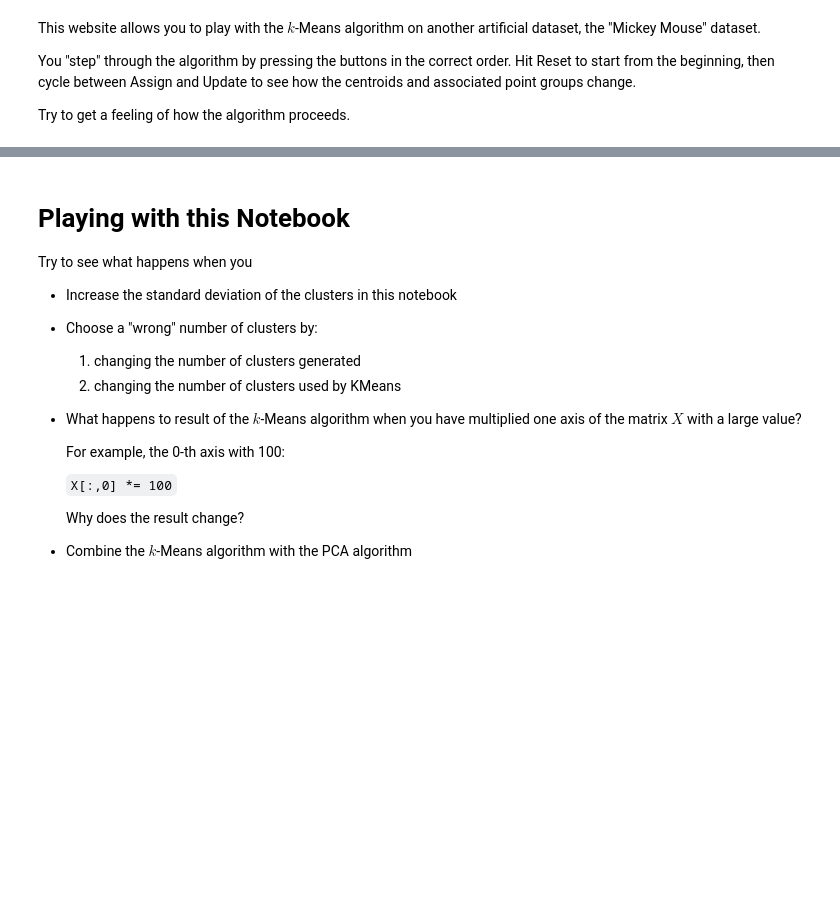
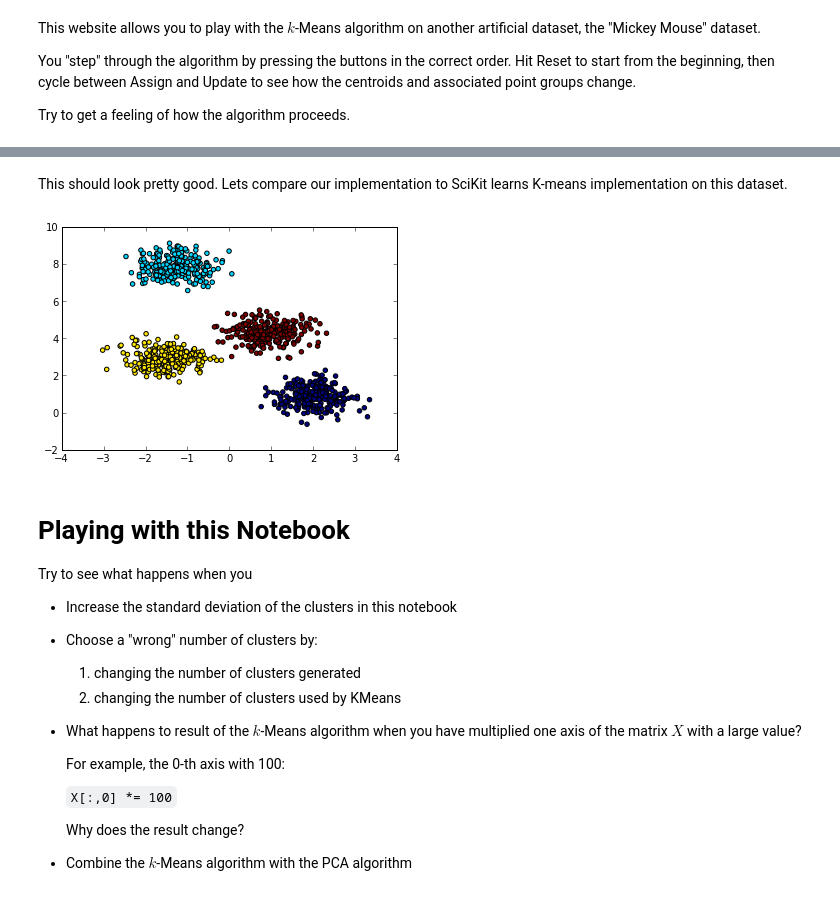
Before and after one commit to tgrasty/CSCI574-Machine-Learning, a Jupyter notebook: Lecture-2-KMeans.ipynb, the cells around one changed output, grey strips where cells are left out. Saved outputs shown, nothing was run; the diff lists cells and outputs as text; code cells hidden in the pictures; blank space fills up the shorter version.

Commit message:
Completed addition of implementation of K-means in python.

```diff
--- a/Lecture-2-KMeans.ipynb
+++ b/Lecture-2-KMeans.ipynb
@@ -129,0 +171,5 @@ HTML('<iframe src=http://icperformance.com/wp-content/demos/kmeansmouse.html wid
+# %%
+import sklearn.datasets as datasets
+X, Y = datasets.make_blobs(n_samples=1000, n_features=2, centers=4, cluster_std=0.5, random_state=0)
+print X.shape # X has 1000 rows or items of data, with 2 dimensions or features for each data point
+print X[:10,:] # display first 10 2-d points in X
@@ -130,3 +405,13 @@ HTML('<iframe src=http://icperformance.com/wp-content/demos/kmeansmouse.html wid
+# %% [markdown]
+This should look pretty good.  Lets compare our implementation to SciKit learns K-means implementation on this dataset.
+# %%
+from sklearn.cluster import KMeans
+kmeans = KMeans(4, random_state=8)
+Y_hat_sklearn = kmeans.fit(X).labels_
+# %%
+plt.scatter(X[:,0], X[:,1], c=Y_hat_sklearn);
+# %% [output]
+[figure, added]
 # %% [markdown]
 Playing with this Notebook
 ==========================
```
Also changed, not shown: parts of 49 cells of this notebook.
